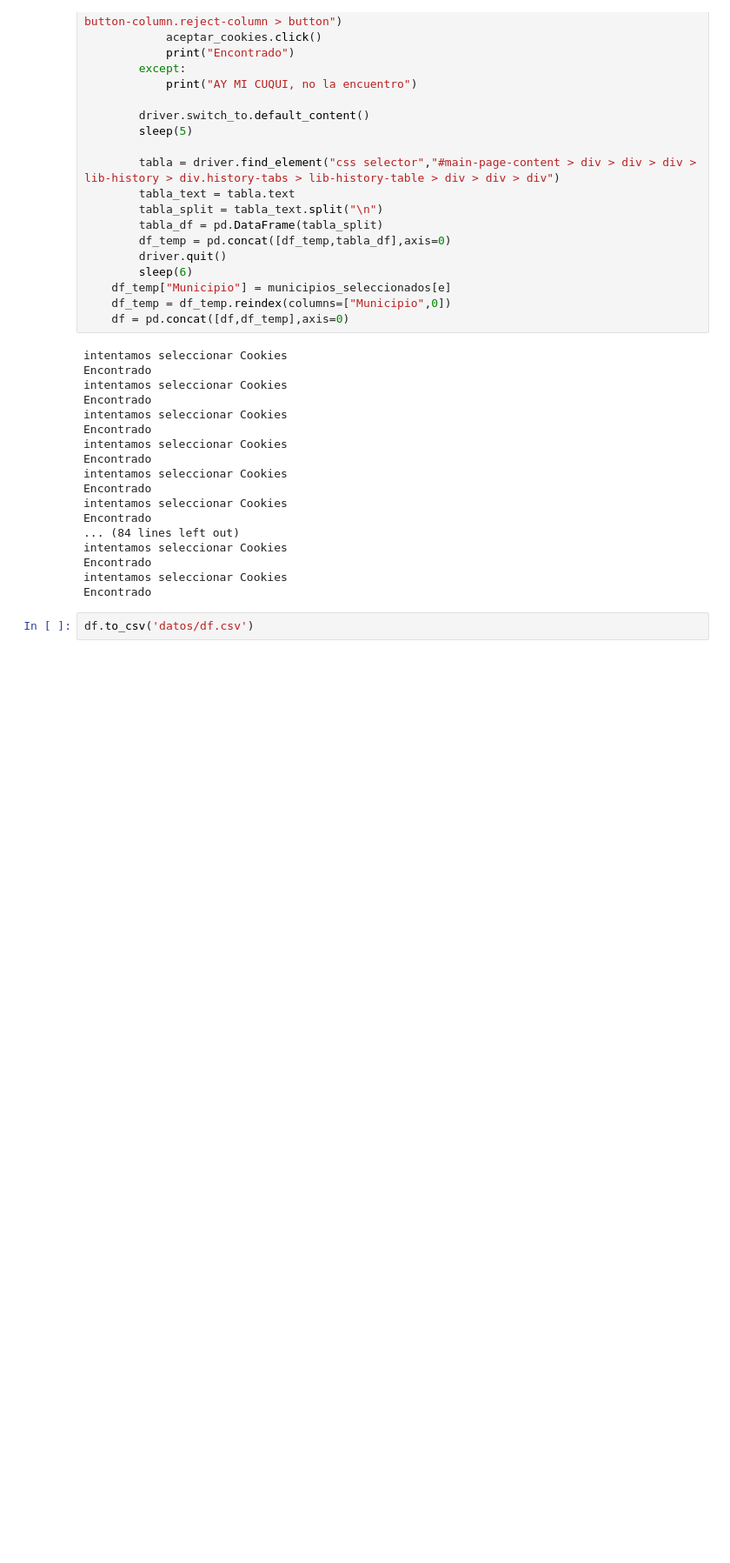
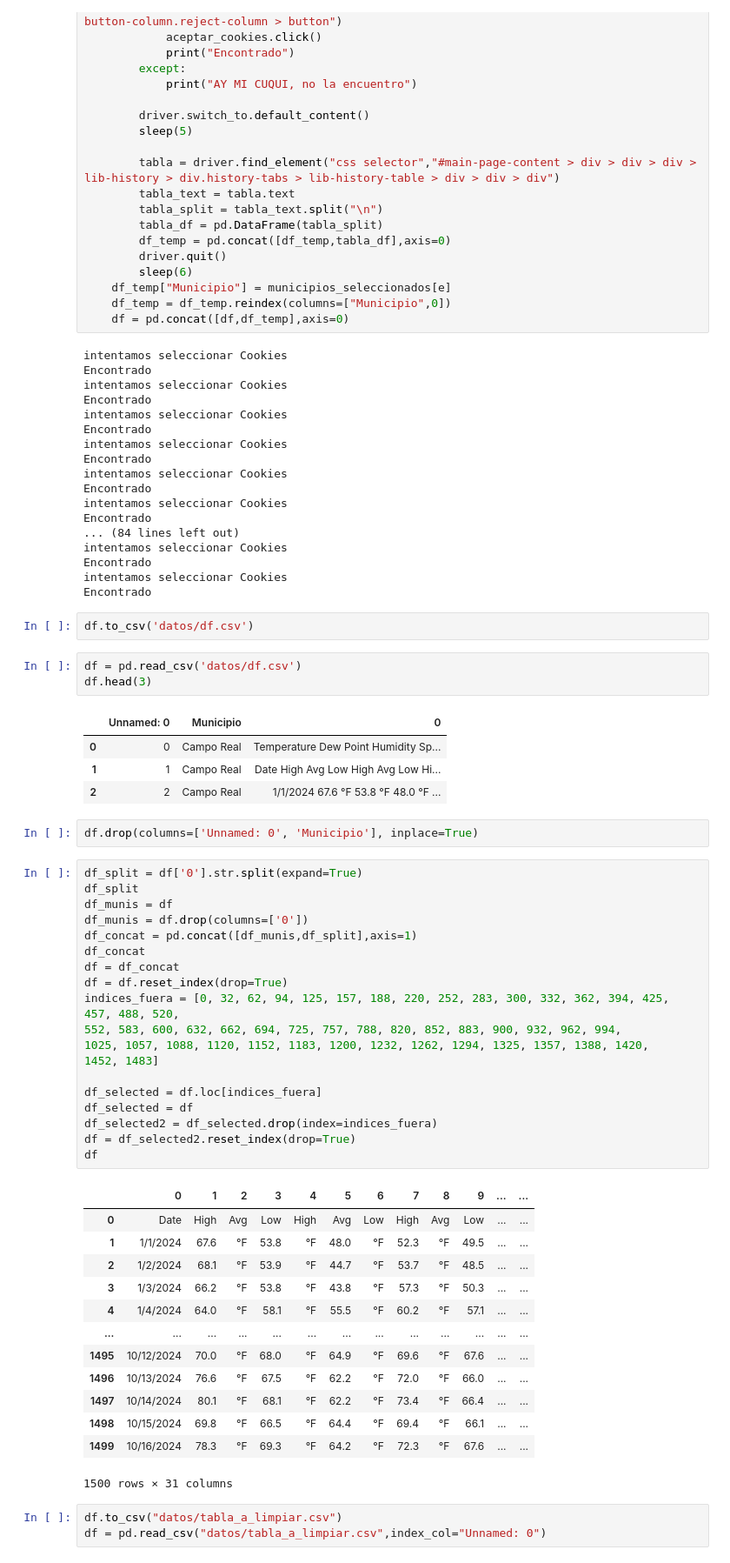
Before and after one commit to joseluisalmendral/lab-selenium, a Jupyter notebook: tiempo_municipios.ipynb, the cells around one changed output. Shown: that part at 87% size. Drawn from its saved outputs; the diff is of its cells as text; blank space fills up the shorter version.

```diff
--- a/tiempo_municipios.ipynb
+++ b/tiempo_municipios.ipynb
@@ -199,3 +199,49 @@ intentamos seleccionar Cookies
 Encontrado
 # %%
 df.to_csv('datos/df.csv')
+# %%
+df = pd.read_csv('datos/df.csv')
+df.head(3)
+# %% [output]
+|  | Unnamed: 0 | Municipio | 0 |
+| 0 | 0 | Campo Real | Temperature Dew Point Humidity Sp... |
+| 1 | 1 | Campo Real | Date High Avg Low High Avg Low Hi... |
+| 2 | 2 | Campo Real | 1/1/2024 67.6 °F 53.8 °F 48.0 °F ... |
+# %%
+df.drop(columns=['Unnamed: 0', 'Municipio'], inplace=True)
+# %%
+df_split = df['0'].str.split(expand=True)
+df_split
+df_munis = df
+df_munis = df.drop(columns=['0'])
+df_concat = pd.concat([df_munis,df_split],axis=1)
+df_concat
+df = df_concat
+df = df.reset_index(drop=True)
+indices_fuera = [0, 32, 62, 94, 125, 157, 188, 220, 252, 283, 300, 332, 362, 394, 425, 457, 488, 520,
+552, 583, 600, 632, 662, 694, 725, 757, 788, 820, 852, 883, 900, 932, 962, 994,
+1025, 1057, 1088, 1120, 1152, 1183, 1200, 1232, 1262, 1294, 1325, 1357, 1388, 1420,
+1452, 1483]
+
+df_selected = df.loc[indices_fuera]
+df_selected = df
+df_selected2 = df_selected.drop(index=indices_fuera)
+df = df_selected2.reset_index(drop=True)
+df
+# %% [output]
+|  | 0 | 1 | 2 | 3 | 4 | 5 | 6 | 7 | 8 | 9 | ... | ... |
+| 0 | Date | High | Avg | Low | High | Avg | Low | High | Avg | Low | ... | ... |
+| 1 | 1/1/2024 | 67.6 | °F | 53.8 | °F | 48.0 | °F | 52.3 | °F | 49.5 | ... | ... |
+| 2 | 1/2/2024 | 68.1 | °F | 53.9 | °F | 44.7 | °F | 53.7 | °F | 48.5 | ... | ... |
+| 3 | 1/3/2024 | 66.2 | °F | 53.8 | °F | 43.8 | °F | 57.3 | °F | 50.3 | ... | ... |
+| 4 | 1/4/2024 | 64.0 | °F | 58.1 | °F | 55.5 | °F | 60.2 | °F | 57.1 | ... | ... |
+| ... | ... | ... | ... | ... | ... | ... | ... | ... | ... | ... | ... | ... |
+| 1495 | 10/12/2024 | 70.0 | °F | 68.0 | °F | 64.9 | °F | 69.6 | °F | 67.6 | ... | ... |
+| 1496 | 10/13/2024 | 76.6 | °F | 67.5 | °F | 62.2 | °F | 72.0 | °F | 66.0 | ... | ... |
+| 1497 | 10/14/2024 | 80.1 | °F | 68.1 | °F | 62.2 | °F | 73.4 | °F | 66.4 | ... | ... |
+| 1498 | 10/15/2024 | 69.8 | °F | 66.5 | °F | 64.4 | °F | 69.4 | °F | 66.1 | ... | ... |
+| 1499 | 10/16/2024 | 78.3 | °F | 69.3 | °F | 64.2 | °F | 72.3 | °F | 67.6 | ... | ... |
+1500 rows × 31 columns
+# %%
+df.to_csv("datos/tabla_a_limpiar.csv")
+df = pd.read_csv("datos/tabla_a_limpiar.csv",index_col="Unnamed: 0")
```
Also changed, not shown: parts of 1 cell of this notebook, 1 other file.
